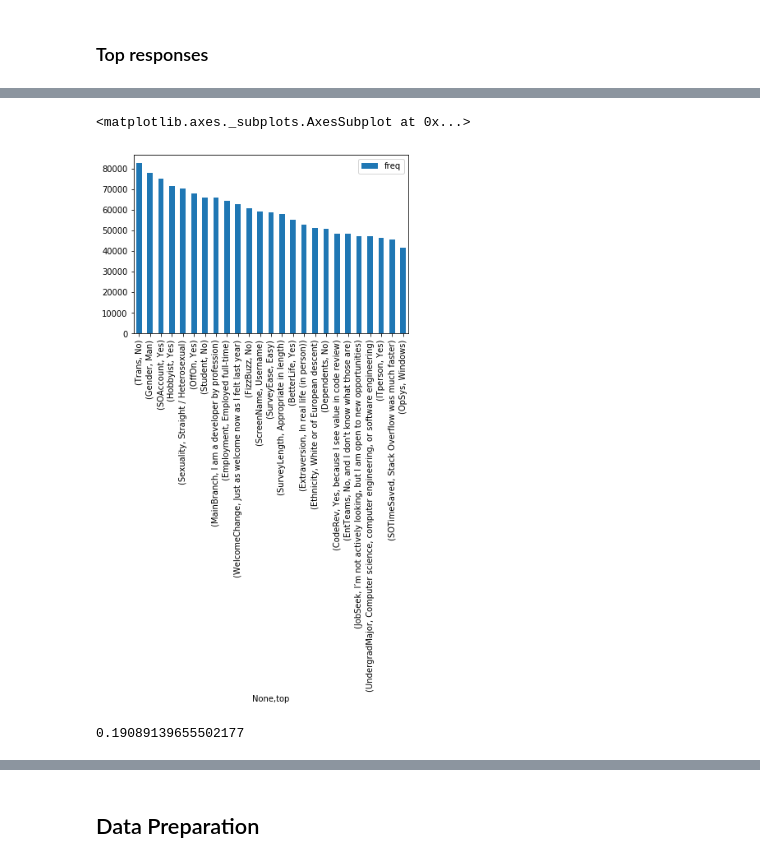
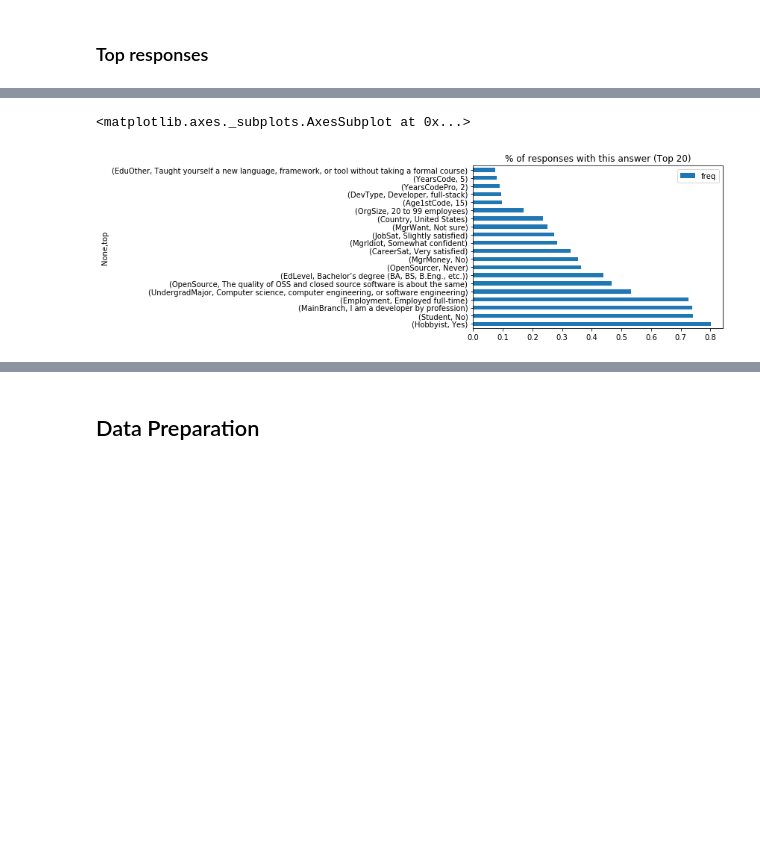
Before and after one commit to deacona/stackoverflow2019, a Jupyter notebook: Q1_Typical_Coder.ipynb, the cells around one changed output, grey strips where cells are left out. Drawn from its saved outputs; the diff is of its cells as text; code cells hidden in the pictures; blank space fills up the shorter version.

```diff
--- a/Q1_Typical_Coder.ipynb
+++ b/Q1_Typical_Coder.ipynb
@@ -81,20 +88,22 @@ topResponses
-# %%
-topResponses[:25].plot(kind="bar")
-# %% [output]
-<matplotlib.axes._subplots.AxesSubplot at 0x...>
-[figure, removed]
+# %%
+(topResponses[:20][["freq"]] / responses.shape[0]) \
+    .sort_values(by="freq", ascending=False) \
+    .plot(kind="barh", title="% of responses with this answer (Top 20)")
+# %% [output]
+<matplotlib.axes._subplots.AxesSubplot at 0x...>
+[figure, added]
 # %%
-responses[(responses.Trans == "No")
-         & (responses.Gender == "Man")
-         & (responses.SOAccount == "Yes")
-         & (responses.Hobbyist == "Yes")
-         & (responses.Sexuality == "Straight / Heterosexual")
-         & (responses.OffOn == "Yes")
-         & (responses.Student == "No")
-         & (responses.MainBranch == "I am a developer by profession")
-         & (responses.Employment == "Employed full-time")
-         & (responses.WelcomeChange == "Just as welcome now as I felt last year")
-         ].shape[0] / responses.shape[0]
+# responses[(responses.Trans == "No")
+#          & (responses.Gender == "Man")
+#          & (responses.SOAccount == "Yes")
+#          & (responses.Hobbyist == "Yes")
+#          & (responses.Sexuality == "Straight / Heterosexual")
+#          & (responses.OffOn == "Yes")
+#          & (responses.Student == "No")
+#          & (responses.MainBranch == "I am a developer by profession")
+#          & (responses.Employment == "Employed full-time")
+#          & (responses.WelcomeChange == "Just as welcome now as I felt last year")
+#          ].shape[0] / responses.shape[0]
 
 # Trans 	No 	82576
 # Gender 	Man 	77919
@@ -107,5 +116,3 @@ responses[(responses.Trans == "No")
 # Employment 	Employed full-time 	64440
 # WelcomeChange 	Just as welcome now as I felt last year 	62661
 # FizzBuzz 	No 	60873
-# %% [output]
-0.19089139655502177
```
Also changed, not shown: parts of 53 cells of this notebook, 2 other files.
